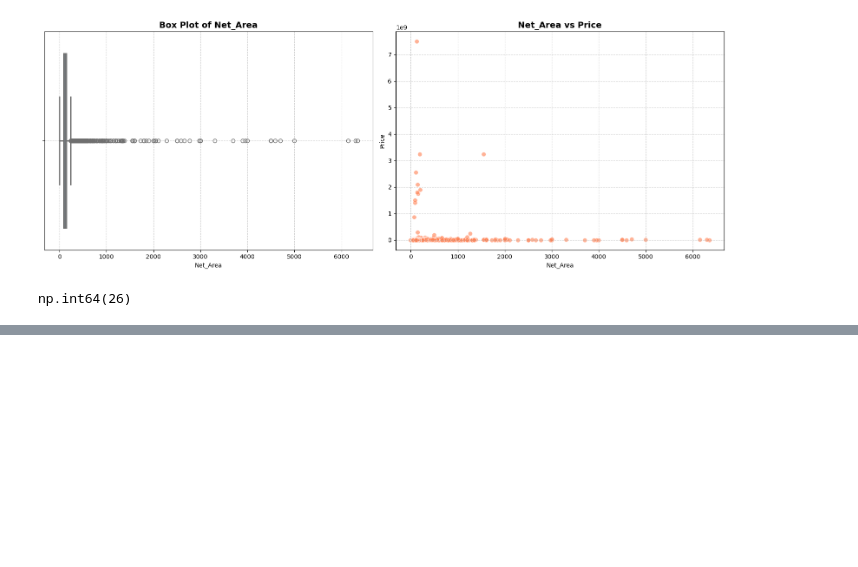
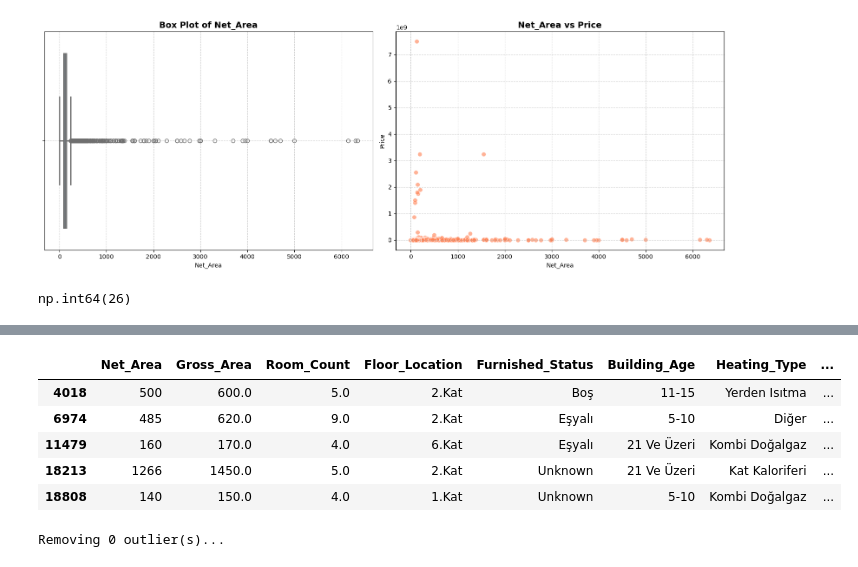
Before and after one commit to layananes/End-to-End-Turkiye-House-Price-Prediction-Project, a Jupyter notebook: Data_cleaning.ipynb, the cells around one changed output, grey strips where cells are left out. Saved outputs shown, nothing was run; the diff lists cells and outputs as text; code cells hidden in the pictures; blank space fills up the shorter version.

```diff
--- a/Data_cleaning.ipynb
+++ b/Data_cleaning.ipynb
@@ -783,0 +818,22 @@ dtype: int64
+# %%
+data_copy2 = data.copy()
+data[data["Price"] > 100_000_000]
+# %% [output]
+|  | Net_Area | Gross_Area | Room_Count | Floor_Location | Furnished_Status | Building_Age | Heating_Type | ... |
+| 4018 | 500 | 600.0 | 5.0 | 2.Kat | Boş | 11-15 | Yerden Isıtma | ... |
+| 6974 | 485 | 620.0 | 9.0 | 2.Kat | Eşyalı | 5-10 | Diğer | ... |
+| 11479 | 160 | 170.0 | 4.0 | 6.Kat | Eşyalı | 21 Ve Üzeri | Kombi Doğalgaz | ... |
+| 18213 | 1266 | 1450.0 | 5.0 | 2.Kat | Unknown | 21 Ve Üzeri | Kat Kaloriferi | ... |
+| 18808 | 140 | 150.0 | 4.0 | 1.Kat | Unknown | 5-10 | Kombi Doğalgaz | ... |
+# %%
+error_condition = (data['Price'] > 200000000) & (data['Net_Area'] < 200)
+
+# 3. Filter the data in memory
+# We verify how many rows will be dropped
+print(f"Removing {error_condition.sum()} outlier(s)...")
+
+# Apply the filter (overwrite df or create a new variable)
+data = data[~error_condition]
+data_copy2 = data.copy()
+# %% [output]
+Removing 0 outlier(s)...
```
Also changed, not shown: parts of 15 cells of this notebook.
